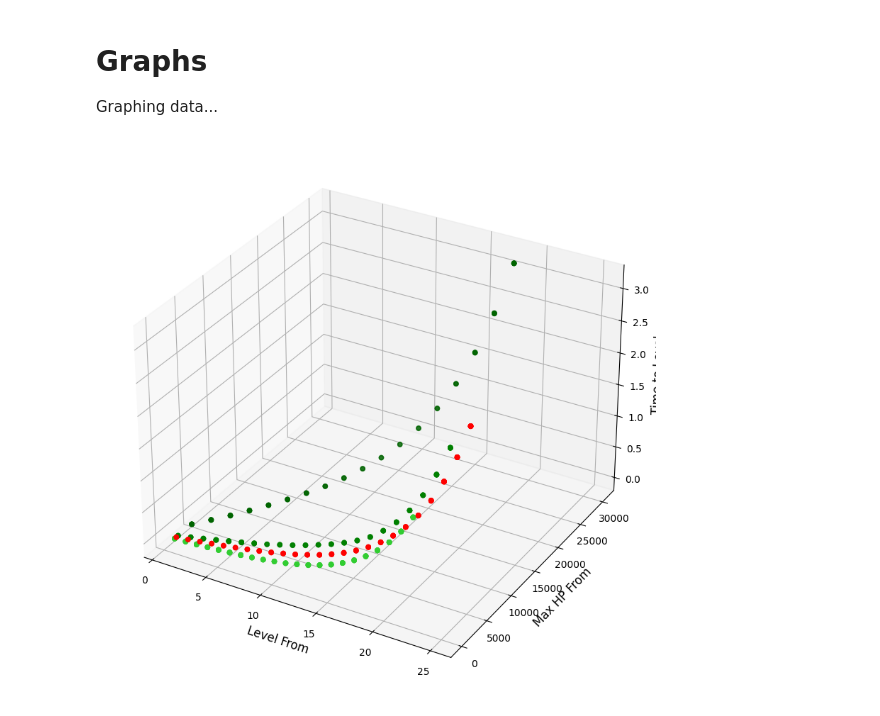
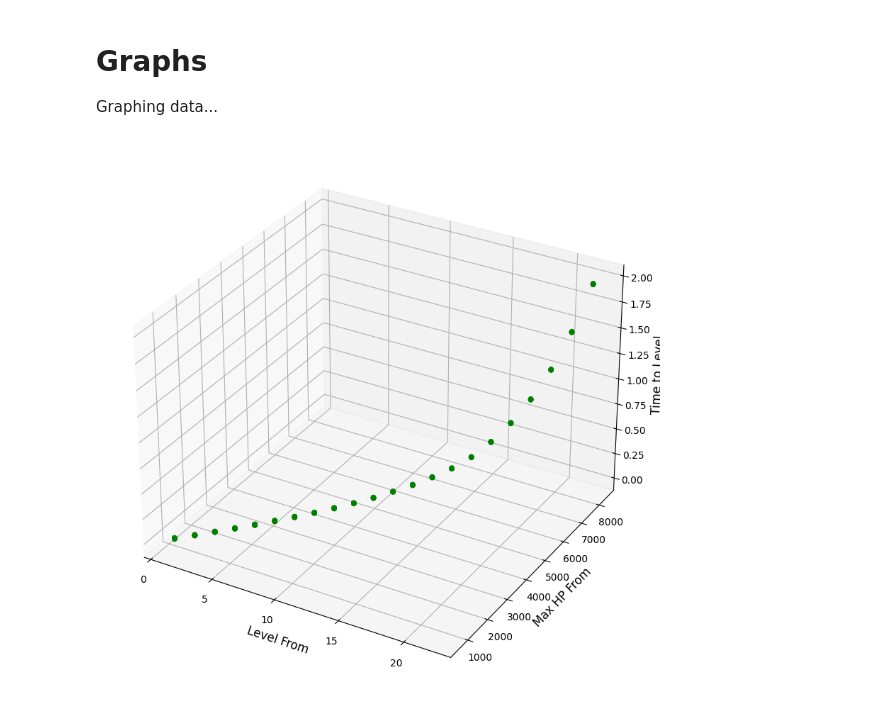
Before and after one commit to earthiverse/al-monster-leveling, a Jupyter notebook: graphs.ipynb, the cells around one changed output. Drawn from its saved outputs; the diff is of its cells as text; code cells hidden in the pictures.

```diff
--- a/graphs.ipynb
+++ b/graphs.ipynb
@@ -17,20 +19,22 @@ snakes = np.loadtxt('data/snake.tsv', delimiter='\t')
 # %%
 graph = plt.figure()
 graph.set_figwidth(40)
 graph.set_figheight(10)
 ax = plt.axes(projection='3d')
 ax.set_xlabel('Level From', fontsize=12)
 ax.set_ylabel('Max HP From', fontsize=12)
 ax.set_zlabel('Time to Level', fontsize=12)
 
-ax.scatter3D(crabs[:, 1], crabs[:, 3], crabs[:, 0], color='red')
-ax.scatter3D(crocs[:, 1], crocs[:, 3], crocs[:, 0], color='darkgreen')
-ax.scatter3D(goos[:, 1], goos[:, 3], goos[:, 0], color='limegreen')
+# ax.scatter3D(armadillos[:, 1], armadillos[:, 3], armadillos[:, 0], color='brown')
+# ax.scatter3D(crabs[:, 1], crabs[:, 3], crabs[:, 0], color='red')
+# ax.scatter3D(crocs[:, 1], crocs[:, 3], crocs[:, 0], color='darkgreen')
+# ax.scatter3D(goos[:, 1], goos[:, 3], goos[:, 0], color='limegreen')
+# ax.scatter3D(osnakes[:, 1], osnakes[:, 3], osnakes[:, 0], color='orange')
 ax.scatter3D(snakes[:, 1], snakes[:, 3], snakes[:, 0], color='green')
 
 plt.show()
 # %% [output]
-[figure, old version]
+[figure, new version]
 # %%
 def f(X, a, b, c, d, e, f):
     level, hp = X
```
Also changed, not shown: parts of 6 cells of this notebook, 4 other files.
